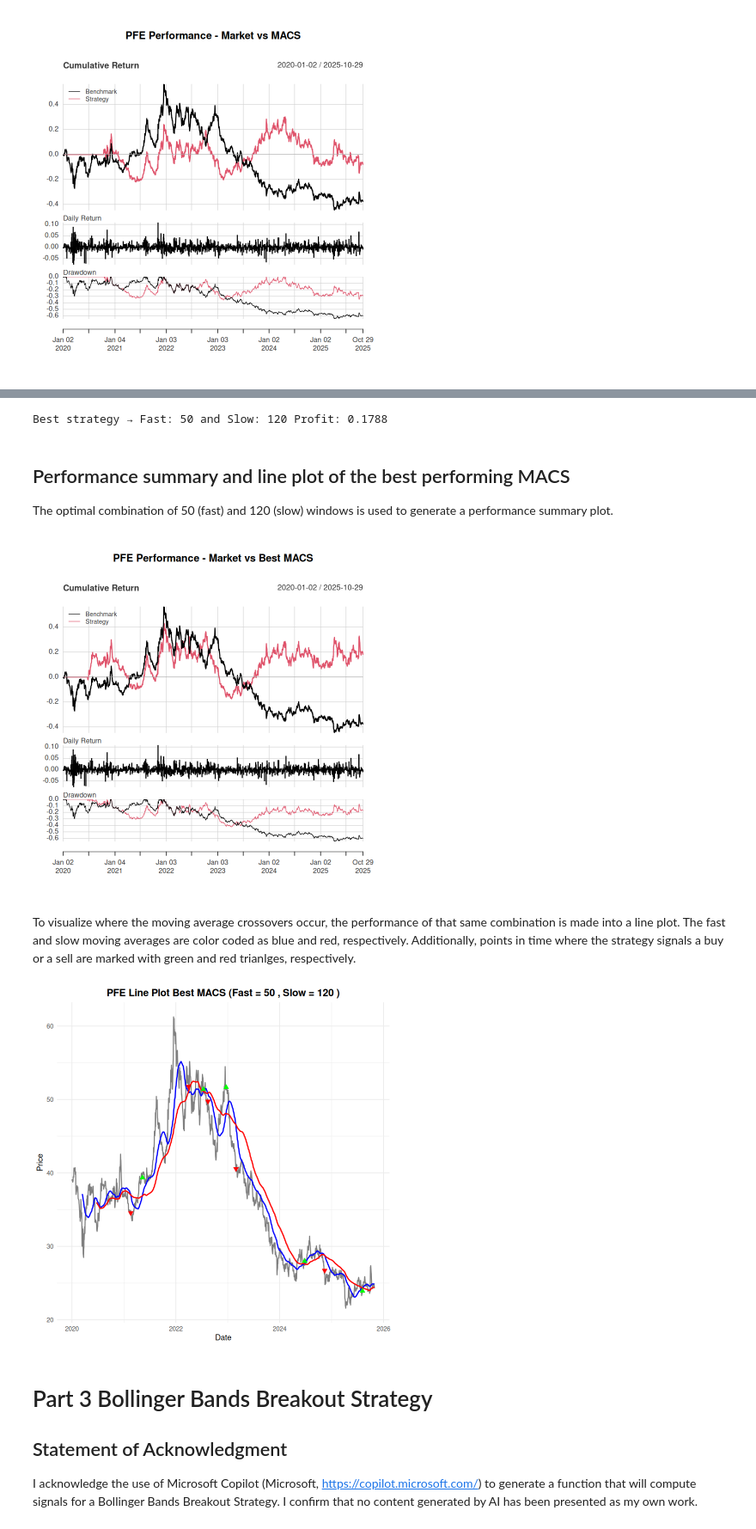
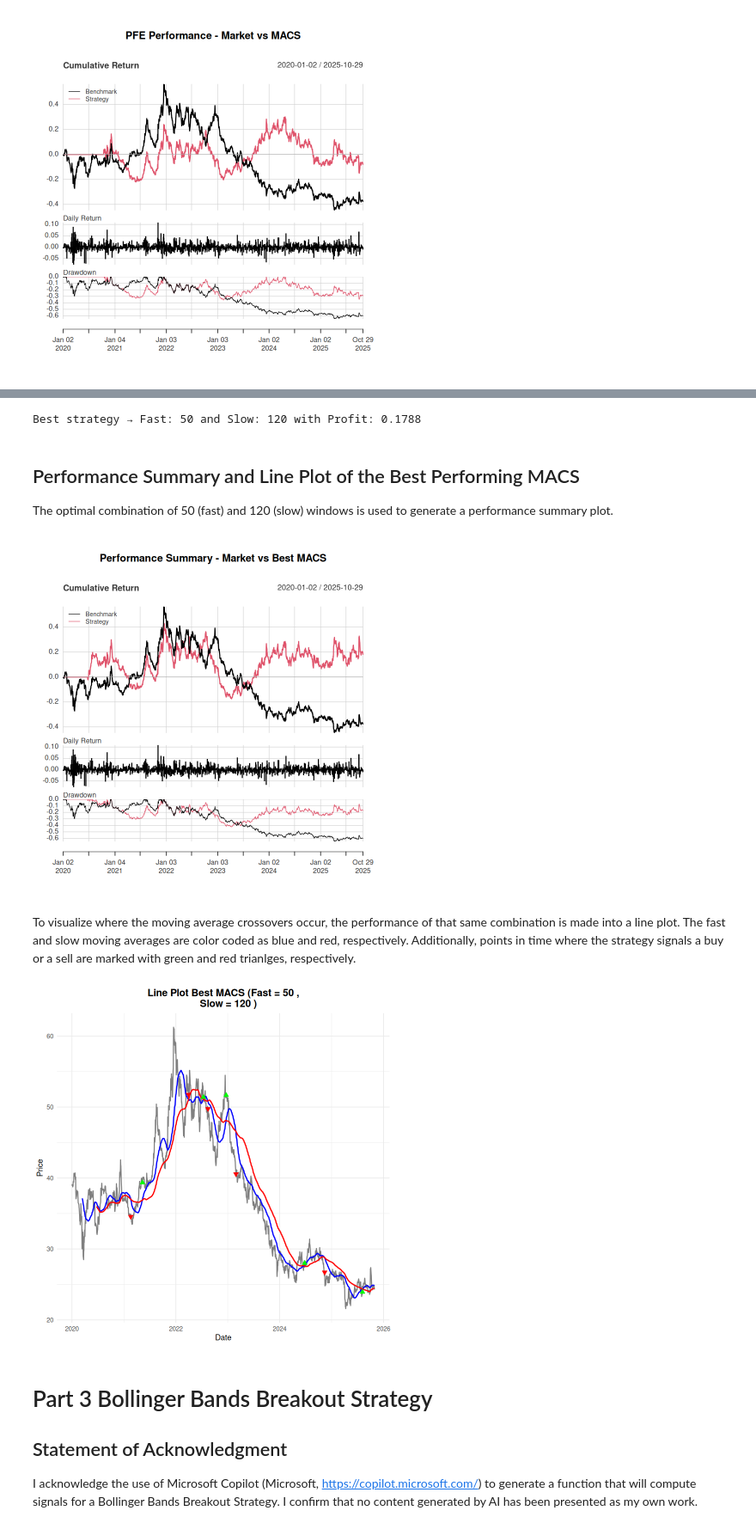
Before and after one commit to mg825/R_Assignment_1, a Jupyter notebook: Assignment-3/code3.ipynb, the cells around one changed output, grey strips where cells are left out. Shown at 86% size. Cells and saved outputs as stored; diff of their text form; code cells hidden in the pictures.

```diff
--- a/Assignment-3/code3.ipynb
+++ b/Assignment-3/code3.ipynb
@@ -275,20 +271,22 @@ for (w_fast in c_w_fast) {
 
         profit = strategyReturns(pfe_xts, sign)
 
-        results = rbind(results, data.frame(fast = w_fast, slow = w_slow, profit = profit))
+        results = rbind(results,
+        data.frame(fast = w_fast, slow = w_slow, profit = profit))
     }
 }
 
 # Best performing combination
 best = results[which.max(results$profit), ]
-cat("\nBest strategy → Fast:", best$fast, "and Slow:", best$slow, "Profit:", round(best$profit, 4))
+cat("\nBest strategy → Fast:", best$fast,
+"and Slow:", best$slow, "with Profit:", round(best$profit, 4))
 # %% [output]
-Best strategy → Fast: 50 and Slow: 120 Profit: 0.1788
+Best strategy → Fast: 50 and Slow: 120 with Profit: 0.1788
 # %% [markdown]
-## Performance summary and line plot of the best performing MACS
+## Performance Summary and Line Plot of the Best Performing MACS
 The optimal combination of 50 (fast) and 120 (slow) windows is used to generate a performance summary plot.
 # %%
-#| fig-cap: "PFE Performance Summary Market vs Best MACS"
+#| fig-cap: "Performance Summary Market vs Best MACS"
 pfe_xts = xts(df_pfe_slow_fast_ma$prccd, df_pfe_slow_fast_ma$datadate)
 
 # Determine fast & slow MAs on xts
@@ -298,48 +296,51 @@ slow_xts = f_slow_MA(pfe_xts, best$slow)
 sig_xts = signals(fast_xts, slow_xts)
 
 charts.PerformanceSummary(backtest(pfe_xts, sig_xts),
-                          main = "PFE Performance - Market vs Best MACS")
+                          main = "Performance Summary - Market vs Best MACS")
 # %% [output]
-[figure, old version]
+[figure, new version]
 # %% [markdown]
 To visualize where the moving average crossovers occur, the performance of that same combination is made into a line plot. The fast and slow moving averages are color coded as blue and red, respectively. Additionally, points in time where the strategy signals a buy or a sell are marked with green and red trianlges, respectively.
 # %%
-#| fig-cap: "PFE Line Plot Best MACS"
+#| fig-cap: "Line Plot Best MACS"
 fast_best = f_fast_MA(pfe_xts, window = best_fast)
 slow_best = f_slow_MA(pfe_xts, window = best_slow)
 sig_best = signals(fast_best, slow_best)
 
 # Identify crossover points (buy/sell signals)
 crossover_points = which(diff(sig_best) != 0)
 buy_points = crossover_points[sig_best[crossover_points + 1] == 1]
 sell_points = crossover_points[sig_best[crossover_points + 1] == -1]
 
 # Convert to data frame for ggplot
 plot_data <- data.frame(
   Date = index(pfe_xts),
   Price = as.numeric(pfe_xts),
   Fast_MA = as.numeric(fast_best),
   Slow_MA = as.numeric(slow_best)
 )
 
 # Plot price, MAs, crossovers and signals
 ggplot(plot_data, aes(x = Date)) +
   geom_line(aes(y = Price), color = "grey50", linewidth = 0.7) +
   geom_line(aes(y = Fast_MA), color = "blue", linewidth = 0.8) +
   geom_line(aes(y = Slow_MA), color = "red", linewidth = 0.8) +
-  geom_point(data = plot_data[buy_points, ], aes(y = Price), color = "green", size = 2, shape = 24, fill = "green") +
-  geom_point(data = plot_data[sell_points, ], aes(y = Price), color = "red", size = 2, shape = 25, fill = "red") +
+  geom_point(data = plot_data[buy_points, ],
+  aes(y = Price), color = "green", size = 2, shape = 24, fill = "green") +
+  geom_point(data = plot_data[sell_points, ],
+  aes(y = Price), color = "red", size = 2, shape = 25, fill = "red") +
   labs(
-    title = paste("PFE Line Plot Best MACS (Fast =", best$fast, ", Slow =", best$slow, ")"),
+    title = paste("Line Plot Best MACS (Fast =", best$fast, ",
+    Slow =", best$slow, ")"),
     y = "Price",
     x = "Date"
   ) +
   theme_minimal() +
   theme(
     plot.title = element_text(face = "bold", hjust = 0.5, size = 14)
   )
 # %% [output]
-[figure, old version]
+[figure, new version]
 # %% [markdown]
 # Part 3 Bollinger Bands Breakout Strategy
 ## Statement of Acknowledgment
```
Also changed, not shown: parts of 19 cells of this notebook, 1 other file.
